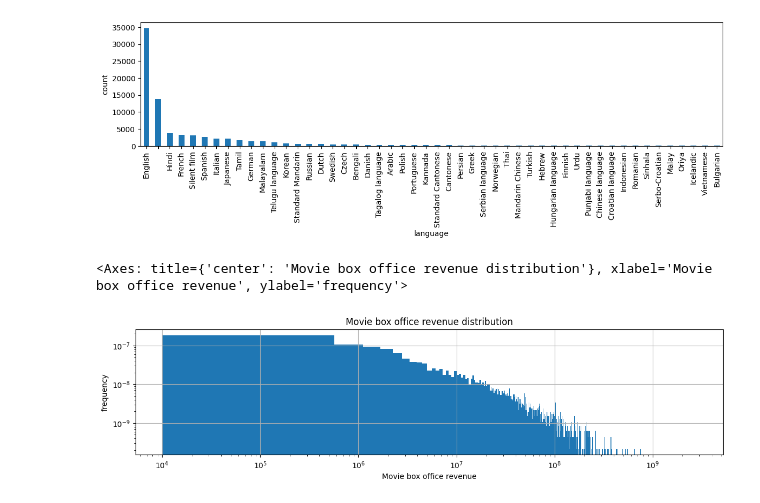
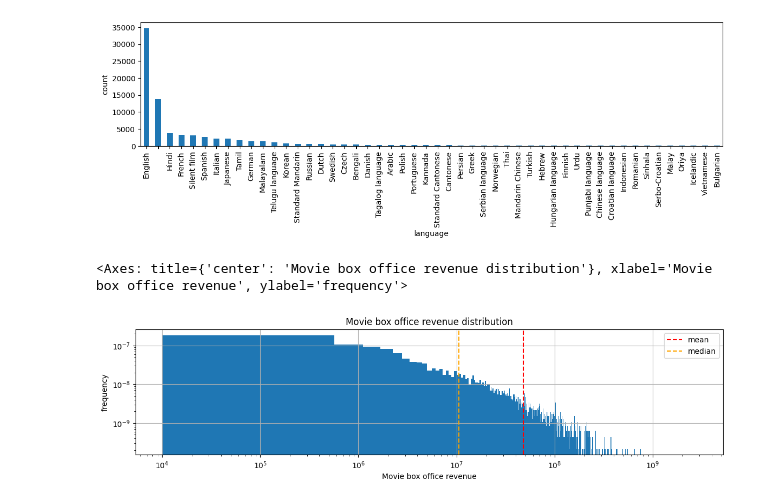
Before and after one commit to epfl-ada/ada-2024-project-metal2024, a Jupyter notebook: dataset_exploration.ipynb, the cells around one changed output. Saved outputs shown, nothing was run; the diff lists cells and outputs as text; code cells hidden in the pictures.

Commit message:
added median

```diff
--- a/dataset_exploration.ipynb
+++ b/dataset_exploration.ipynb
@@ -185,12 +186,15 @@ languages.plot(kind="bar")
 # %%
 plt.figure(figsize=(14,3))
 plt.title("Movie box office revenue distribution")
 plt.xlabel("Movie box office revenue")
 plt.ylabel("frequency")
 #plt.xlim(0, 100000000)
 plt.xscale("log")
 plt.yscale("log")
+plt.axvline(movies_df["Movie box office revenue"].mean(), color="red", label="mean", linestyle="--")
+plt.axvline(movies_df["Movie box office revenue"].median(), color="orange", label="median", linestyle="--")
+plt.legend()
 movies_df["Movie box office revenue"].hist(density=True, bins=5000)
 # %% [output]
 <Axes: title={'center': 'Movie box office revenue distribution'}, xlabel='Movie box office revenue', ylabel='frequency'>
-[figure, old version]
+[figure, new version]
```
Also changed, not shown: parts of 1 cell of this notebook.
